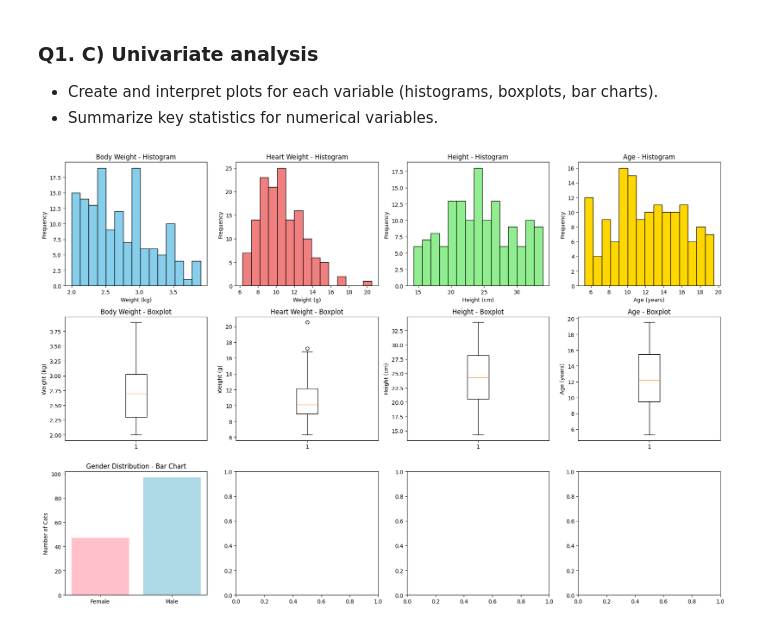
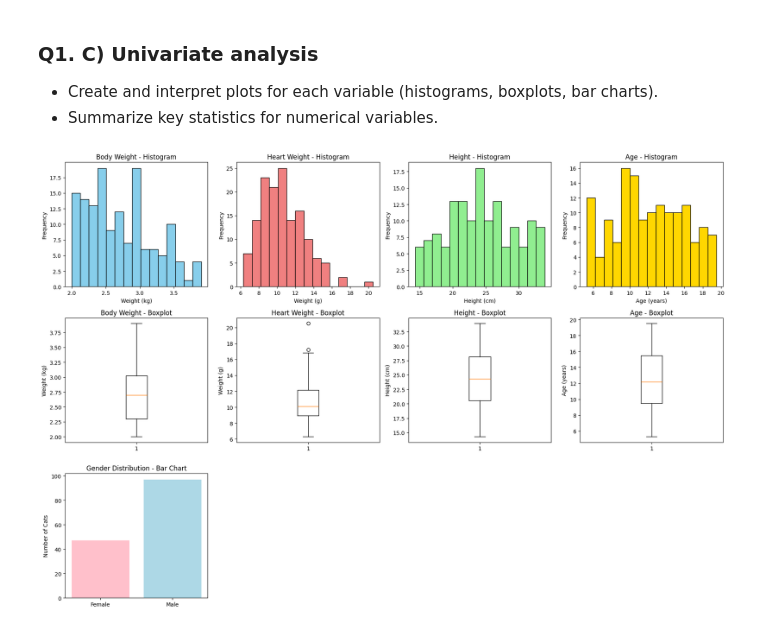
Before and after one commit to ryanhabis/College-folder, a Jupyter notebook: semester-1/statistics/CA-2/CA-2.ipynb, the cells around one changed output. Cells and saved outputs as stored; diff of their text form; code cells hidden in the pictures.

```diff
--- a/semester-1/statistics/CA-2/CA-2.ipynb
+++ b/semester-1/statistics/CA-2/CA-2.ipynb
@@ -131,32 +131,32 @@ axes[0,2].hist(cat_data['Height'], bins=15, color='lightgreen', edgecolor='black
 axes[0,2].set_title('Height - Histogram')
 axes[0,2].set_xlabel('Height (cm)')
 axes[0,2].set_ylabel('Frequency')
 
 axes[1,2].boxplot(cat_data['Height'])
 axes[1,2].set_title('Height - Boxplot')
 axes[1,2].set_ylabel('Height (cm)')
 
 # Age
 axes[0,3].hist(cat_data['Age'], bins=15, color='gold', edgecolor='black')
 axes[0,3].set_title('Age - Histogram')
 axes[0,3].set_xlabel('Age (years)')
 axes[0,3].set_ylabel('Frequency')
 
 axes[1,3].boxplot(cat_data['Age'])
 axes[1,3].set_title('Age - Boxplot')
 axes[1,3].set_ylabel('Age (years)')
 
 # Sex - Bar chart (span two rows)
 axes[2,0].bar(['Female', 'Male'], cat_data['Sex'].value_counts().sort_index(), color=['pink', 'lightblue'])
 axes[2,0].set_title('Gender Distribution - Bar Chart')
 axes[2,0].set_ylabel('Number of Cats')
 
 # Hide empty subplots
-axes[2,1].set_visible(True)
+axes[2,1].set_visible(False)
 axes[2,2].set_visible(False)
 axes[2,3].set_visible(False)
 
 plt.tight_layout()
 plt.show()
 # %% [output]
-[figure, old version]
+[figure, new version]
```
Also changed, not shown: parts of 7 cells of this notebook.
